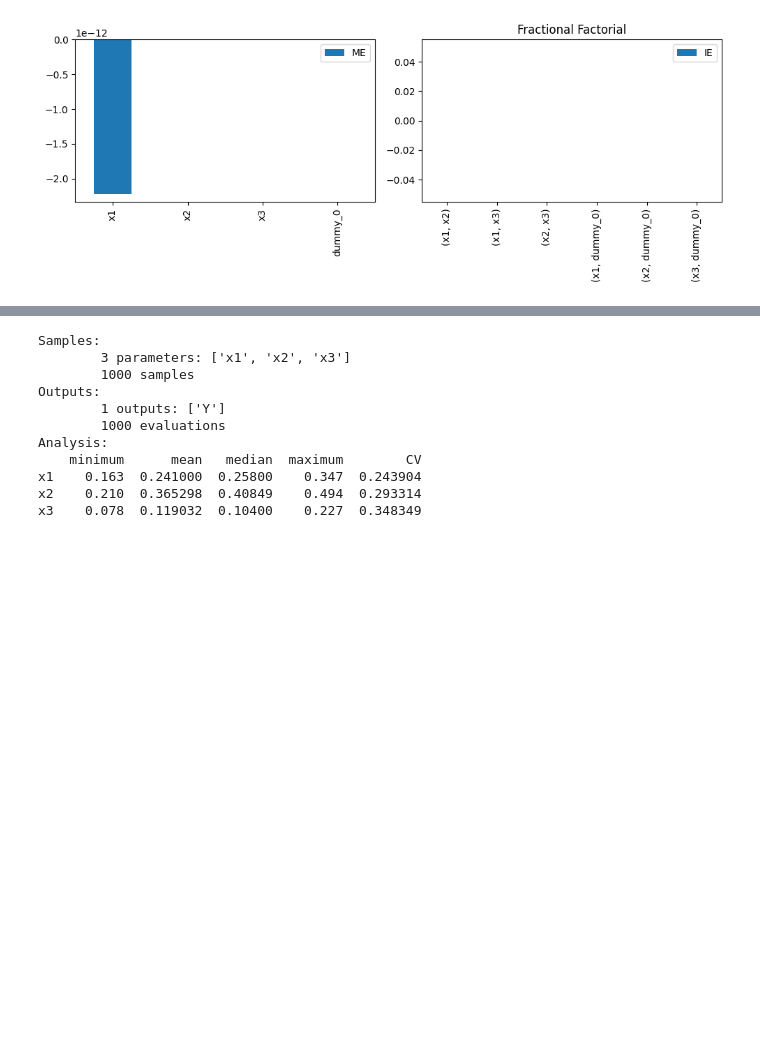
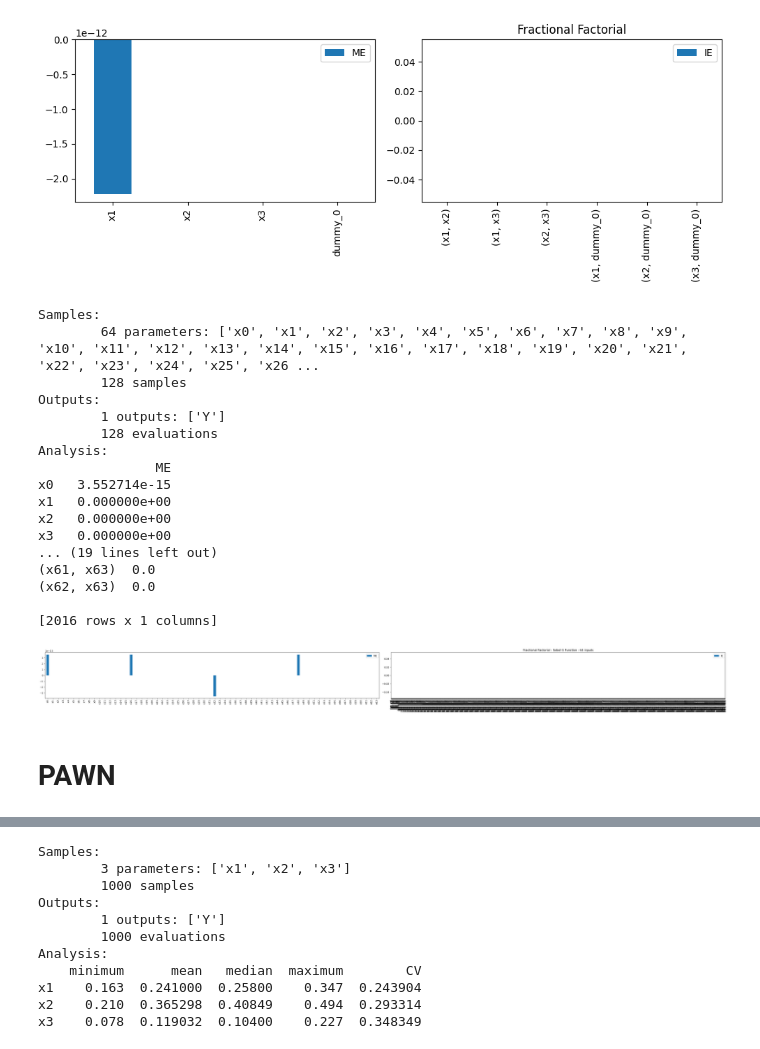
Before and after one commit to AllmieBloom/summer24, a Jupyter notebook: salib_exploration.ipynb, the cells around one changed output, grey strips where cells are left out. Cells and saved outputs as stored; diff of their text form; code cells hidden in the pictures; blank space fills up the shorter version.

```diff
--- a/salib_exploration.ipynb
+++ b/salib_exploration.ipynb
@@ -529,3 +765,60 @@ dummy_0  0.000000e+00
 (x2, dummy_0)  0.0
 (x3, dummy_0)  0.0
 [figure]
+# %%
+# ==== Derivative-based Global Sensitivity Measure (DGSM) ~ Sobol G-Function ===
+from SALib.test_functions import Sobol_G
+
+def ff_sobol_g(n, a_arr=[], delta_arr=[]):
+    names_arr = []
+    for i in range(n):
+        param = 'x' + str(i)
+        names_arr.append(param)
+
+    if len(a_arr) == 0 and len(delta_arr) == 0:
+        for i in range(n):
+            a_arr.append(9)
+            delta_arr.append(1)
+
+    # define model inputs
+    sp = ProblemSpec({
+        'num_vars': n,
+        'names': names_arr,
+        'bounds': [[0,1]] * n
+    })
+
+    (sp.sample_ff(1024).evaluate(
+        Sobol_G.evaluate, a=np.array(a_arr), delta=np.array(delta_arr)
+        ).analyze_ff(second_order=True))
+
+    print(sp)
+
+    # === Plotting results ===
+    axes = sp.plot() #  returns matplotlib axes object
+    fig = plt.gcf() # get current figure
+    fig.set_size_inches(40, 4)
+    plt.title(label=f"Fractional Factorial - Sobol G Function - {n} inputs")
+    plt.tight_layout()
+
+ff_sobol_g(64)
+# %% [output]
+Samples:
+        64 parameters: ['x0', 'x1', 'x2', 'x3', 'x4', 'x5', 'x6', 'x7', 'x8', 'x9', 'x10', 'x11', 'x12', 'x13', 'x14', 'x15', 'x16', 'x17', 'x18', 'x19', 'x20', 'x21', 'x22', 'x23', 'x24', 'x25', 'x26 ...
+        128 samples
+Outputs:
+        1 outputs: ['Y']
+        128 evaluations
+Analysis:
+               ME
+x0   3.552714e-15
+x1   0.000000e+00
+x2   0.000000e+00
+x3   0.000000e+00
+... (19 lines left out)
+(x61, x63)  0.0
+(x62, x63)  0.0
+
+[2016 rows x 1 columns]
+[figure, added]
+# %% [markdown]
+# PAWN
```
Also changed, not shown: parts of 34 cells of this notebook.
